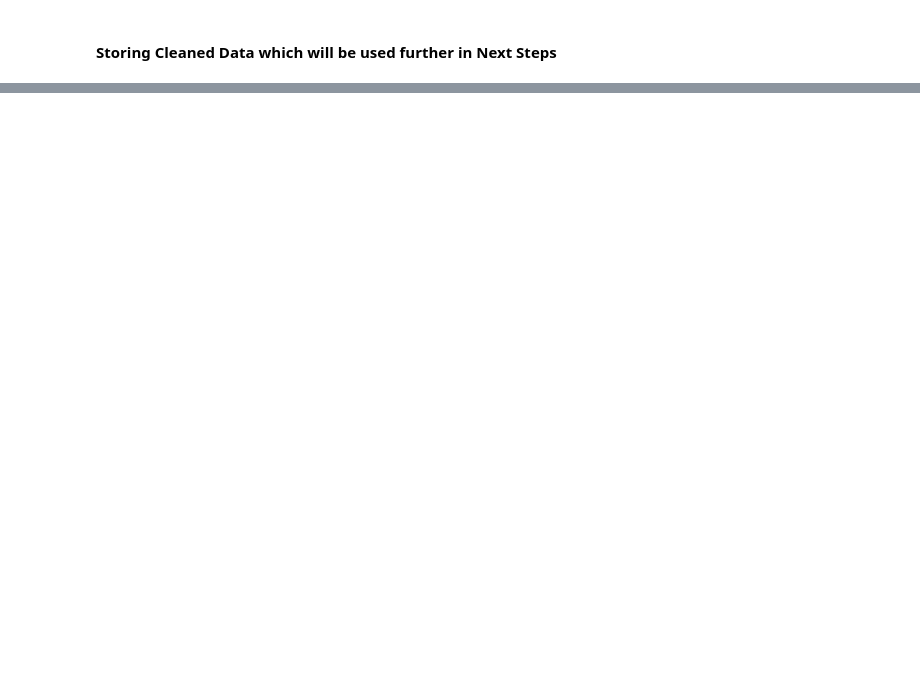
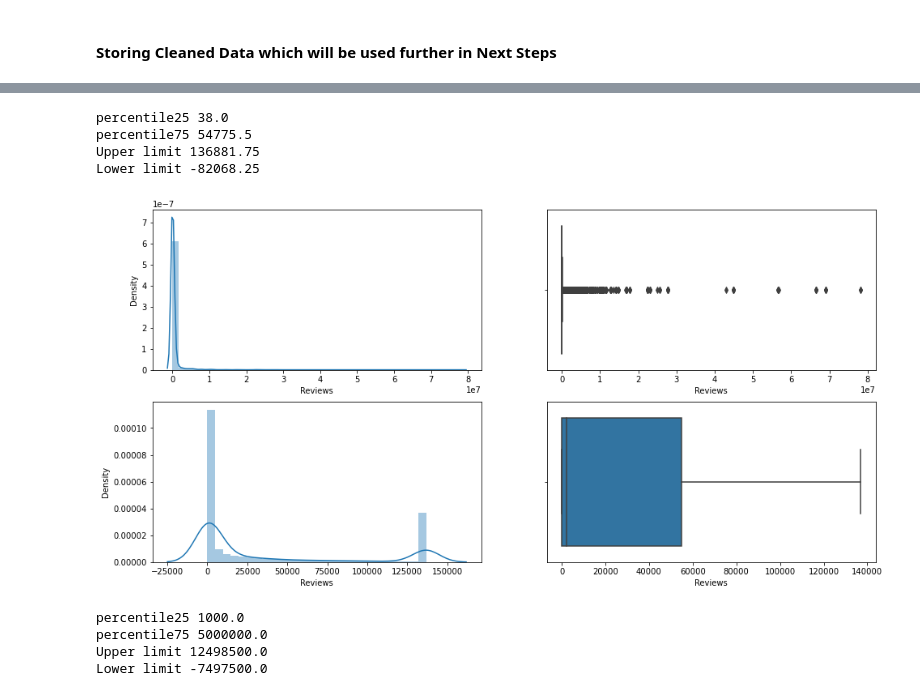
Before and after one commit to ravi0dubey/Live-Project_Google_Play_Store, a Jupyter notebook: Google_Playstore_Complete Life Cycle of the Project.ipynb, the cells around one changed output, grey strips where cells are left out. Drawn from its saved outputs; the diff is of its cells as text; code cells hidden in the pictures; blank space fills up the shorter version.

```diff
--- a/Google_Playstore_Complete Life Cycle of the Project.ipynb
+++ b/Google_Playstore_Complete Life Cycle of the Project.ipynb
@@ -706,0 +927,22 @@ df.to_csv('google_missing_imputed.csv', index = False)
+# %%
+# Take backup of the dataframe
+df1 = df.copy()
+
+
+# Create a function for removal of Outliers. Replace all values lower than lower_limit, with the lower_limit
+# and all values greater than upper limit, replace it with upper limit values
+
+
+def remove_outliers_IQR(col):
+    # Finding the IQR
+    percentile25 = df1[col].quantile(0.25)
+    percentile75 = df1[col].quantile(0.75)
+    print("percentile25",percentile25)
+    print("percentile75",percentile75)
+    iqr = percentile75 - percentile25
+    upper_limit = percentile75 + 1.5 * iqr
+    lower_limit = percentile25 - 1.5 * iqr
+    print("Upper limit",upper_limit)
+    print("Lower limit",lower_limit)
+    df1[col] = np.where(df1[col]>upper_limit, upper_limit, np.where(df1[col]<lower_limit,lower_limit,df1[col]))
+#     return df1[df1[col] > upper_limit]
@@ -706,0 +956,17 @@ df.to_csv('google_missing_imputed.csv', index = False)
+# %%
+def create_comparison_plot(df,df1,column):
+    # Comparing
+    plt.figure(figsize=(16,8))
+    plt.subplot(2,2,1)
+    sns.distplot(df[column])
+
+    plt.subplot(2,2,2)
+    sns.boxplot(df[column])
+
+    plt.subplot(2,2,3)
+    sns.distplot(df1[column])
+
+    plt.subplot(2,2,4)
+    sns.boxplot(df1[column])
+
+    plt.show()
@@ -706,0 +997,18 @@ df.to_csv('google_missing_imputed.csv', index = False)
+# %%
+remove_outliers_IQR('Reviews')
+# %% [output]
+percentile25 38.0
+percentile75 54775.5
+Upper limit 136881.75
+Lower limit -82068.25
+# %%
+create_comparison_plot(df,df1,"Reviews")
+# %% [output]
+[figure, added]
+# %%
+remove_outliers_IQR('Installs')
+# %% [output]
+percentile25 1000.0
+percentile75 5000000.0
+Upper limit 12498500.0
+Lower limit -7497500.0
```
Also changed, not shown: parts of 41 cells of this notebook.
